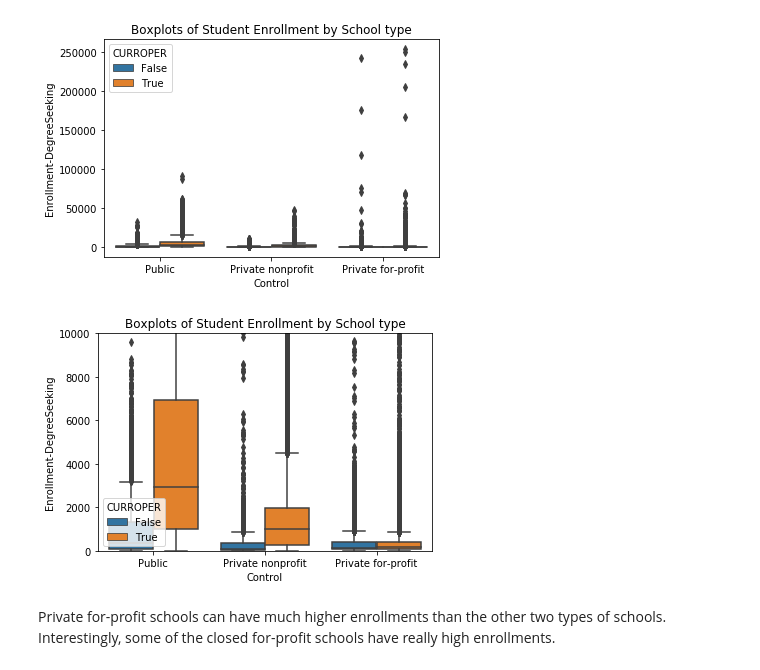
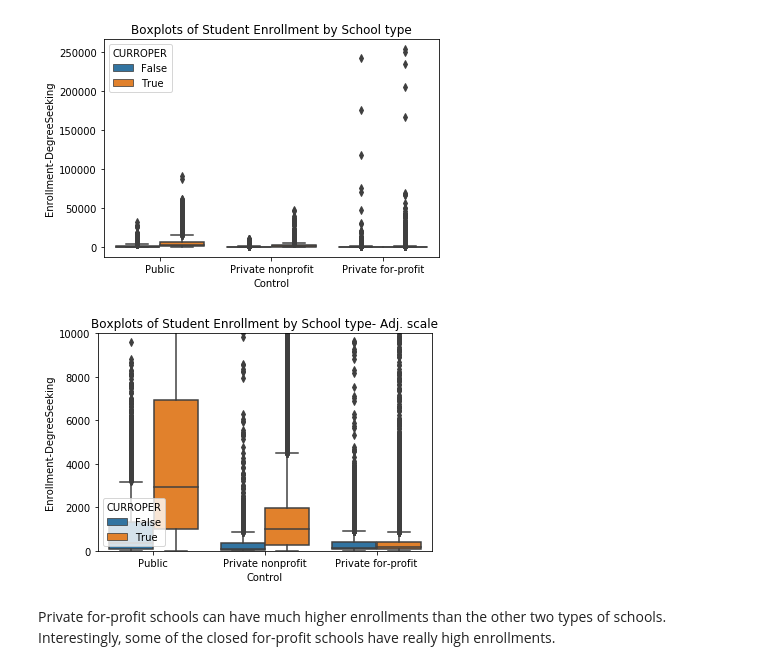
Before and after one commit to kregier/Springboard, a Jupyter notebook: Capstone2/CollegeScorecard-EDA.ipynb, the cells around one changed output. Cells and saved outputs as stored; diff of their text form; code cells hidden in the pictures.

```diff
--- a/Capstone2/CollegeScorecard-EDA.ipynb
+++ b/Capstone2/CollegeScorecard-EDA.ipynb
@@ -13,7 +13,7 @@ import matplotlib.pyplot as plt
 # %%
 # Load the preprocessed data
 filename = "./data/processed/college.filtered.csv"
-data = pd.read_csv(filename, dtype={'OPEID':object, 'Zip':object})
+data = pd.read_csv(filename, dtype={'OPEID':object, 'Zip':object}, index_col=0)
 data.head()
 # %% [output]
 |  | Unnamed: 0 | Id | OPEID | Name | City | Zip | Predominant degree | Main branch | NumBranches | ... |
@@ -101,10 +101,10 @@ print("There are ", n_data, " observations in the data")
 
 
 n_opeid = data["OPEID"].nunique()
-print("There are ", n_opeid, "unique OPEID in the data")
+print("There are ", n_opeid, "unique OPEIDs in the data")
 print(data.OPEID.value_counts())
 
-
+data['Name'] = data['Name'].str.lower()
 n_schools = data['Name'].nunique()
 print("There are ", n_schools, "unique school names in the data")
 print(data.Name.value_counts())
@@ -191,11 +269,11 @@ Text(0.5, 1.0, 'Boxplots of Student Enrollment by School type')
 [figure]
 # %%
 sns.boxplot('Control', 'Enrollment-DegreeSeeking', data=data, hue = 'CURROPER')
-plt.title('Boxplots of Student Enrollment by School type')
+plt.title('Boxplots of Student Enrollment by School type- Adj. scale')
 plt.ylim((0,10000))
 plt.show()
 # %% [output]
-[figure, old version]
+[figure, new version]
 # %% [markdown]
 Private for-profit schools can have much higher enrollments than the other two types of schools. Interestingly, some of the closed for-profit schools have really high enrollments.
 # %%
```
Also changed, not shown: parts of 12 cells of this notebook.
